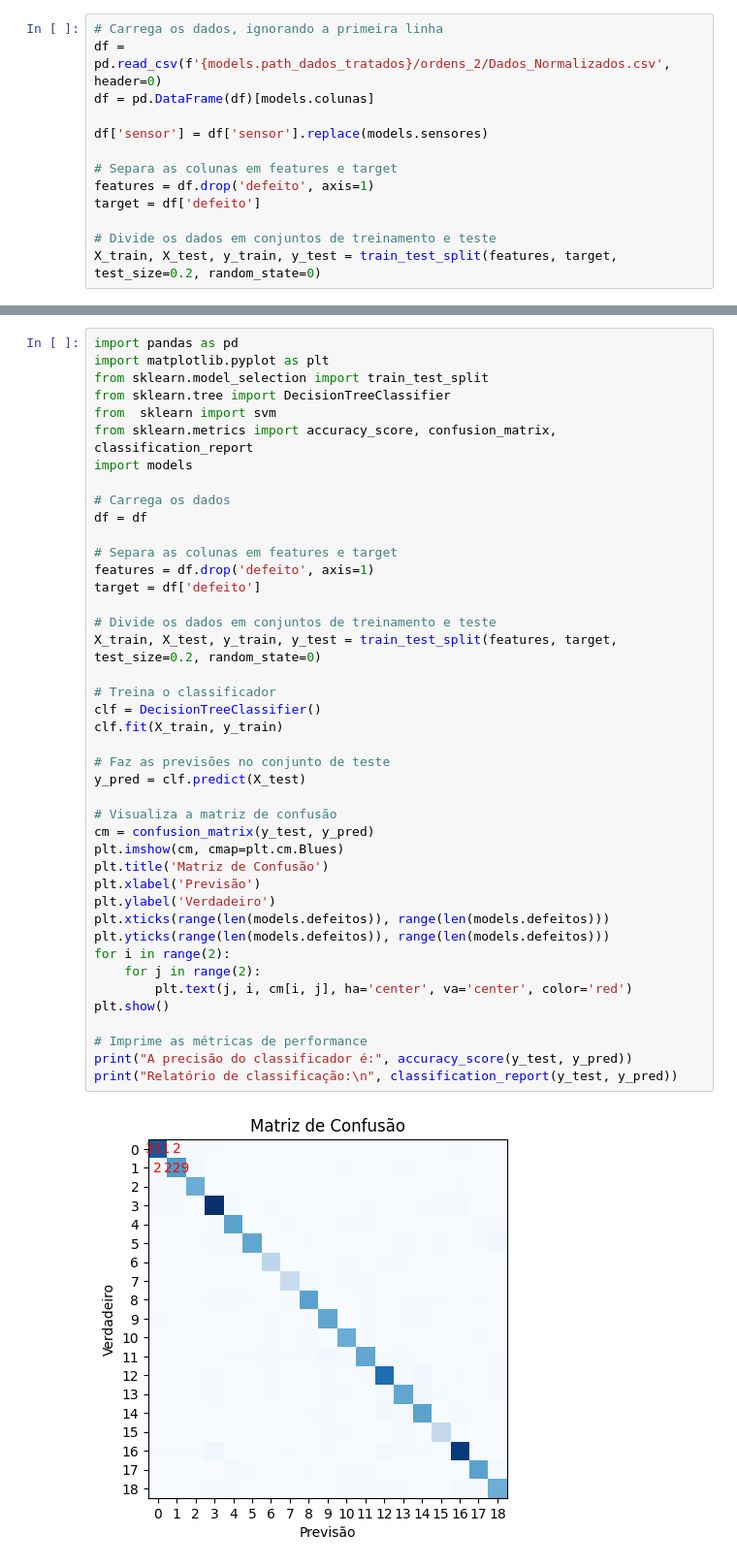
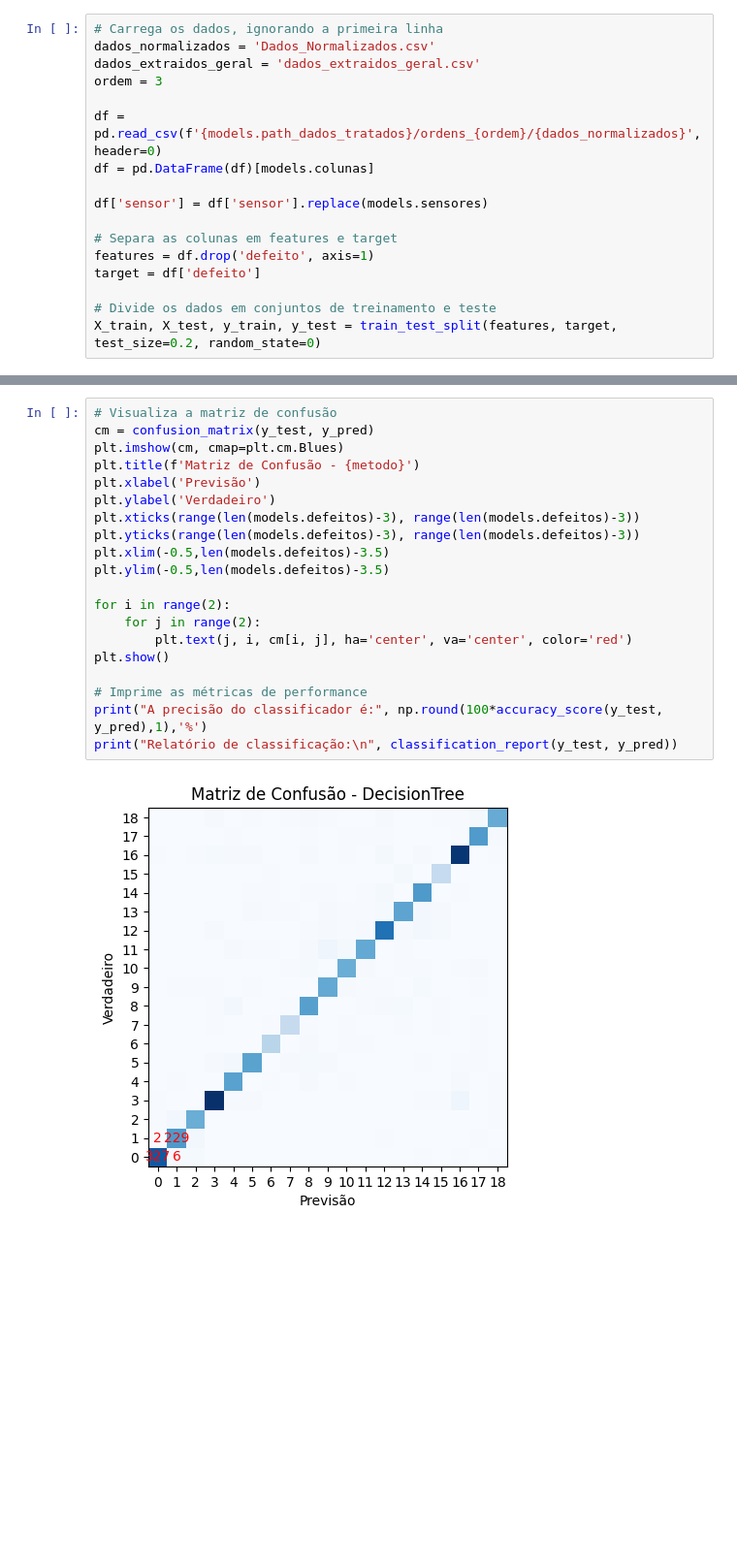
Before and after one commit to dossleo/ProjetoFinal_LeoanrdoPacheco_UFRJ_LAVI, a Jupyter notebook: machine_learning.ipynb, the cells around one changed output, grey strips where cells are left out. Shown at 97% size. Saved outputs shown, nothing was run; the diff lists cells and outputs as text; blank space fills up the shorter version.

```diff
--- a/machine_learning.ipynb
+++ b/machine_learning.ipynb
@@ -6,7 +11,11 @@ from sklearn.metrics import accuracy_score
 import models
 # %%
 # Carrega os dados, ignorando a primeira linha
-df = pd.read_csv(f'{models.path_dados_tratados}/ordens_2/Dados_Normalizados.csv', header=0)
+dados_normalizados = 'Dados_Normalizados.csv'
+dados_extraidos_geral = 'dados_extraidos_geral.csv'
+ordem = 3
+
+df = pd.read_csv(f'{models.path_dados_tratados}/ordens_{ordem}/{dados_normalizados}', header=0)
 df = pd.DataFrame(df)[models.colunas]
 
 df['sensor'] = df['sensor'].replace(models.sensores)
@@ -63,44 +38,22 @@ class NeuralNetworkClassifier:
 # %%
-import pandas as pd
-import matplotlib.pyplot as plt
-from sklearn.model_selection import train_test_split
-from sklearn.tree import DecisionTreeClassifier
-from  sklearn import svm
-from sklearn.metrics import accuracy_score, confusion_matrix, classification_report
-import models
-
-# Carrega os dados
-df = df
-
-# Separa as colunas em features e target
-features = df.drop('defeito', axis=1)
-target = df['defeito']
-
-# Divide os dados em conjuntos de treinamento e teste
-X_train, X_test, y_train, y_test = train_test_split(features, target, test_size=0.2, random_state=0)
-
-# Treina o classificador
-clf = DecisionTreeClassifier()
-clf.fit(X_train, y_train)
-
-# Faz as previsões no conjunto de teste
-y_pred = clf.predict(X_test)
-
 # Visualiza a matriz de confusão
 cm = confusion_matrix(y_test, y_pred)
 plt.imshow(cm, cmap=plt.cm.Blues)
-plt.title('Matriz de Confusão')
+plt.title(f'Matriz de Confusão - {metodo}')
 plt.xlabel('Previsão')
 plt.ylabel('Verdadeiro')
-plt.xticks(range(len(models.defeitos)), range(len(models.defeitos)))
-plt.yticks(range(len(models.defeitos)), range(len(models.defeitos)))
+plt.xticks(range(len(models.defeitos)-3), range(len(models.defeitos)-3))
+plt.yticks(range(len(models.defeitos)-3), range(len(models.defeitos)-3))
+plt.xlim(-0.5,len(models.defeitos)-3.5)
+plt.ylim(-0.5,len(models.defeitos)-3.5)
+
 for i in range(2):
     for j in range(2):
         plt.text(j, i, cm[i, j], ha='center', va='center', color='red')
 plt.show()
 
 # Imprime as métricas de performance
-print("A precisão do classificador é:", accuracy_score(y_test, y_pred))
+print("A precisão do classificador é:", np.round(100*accuracy_score(y_test, y_pred),1),'%')
 print("Relatório de classificação:\n", classification_report(y_test, y_pred))
 # %% [output]
-[figure, old version]
+[figure, new version]
```
Also changed, not shown: parts of 8 cells of this notebook, 6 other files.
